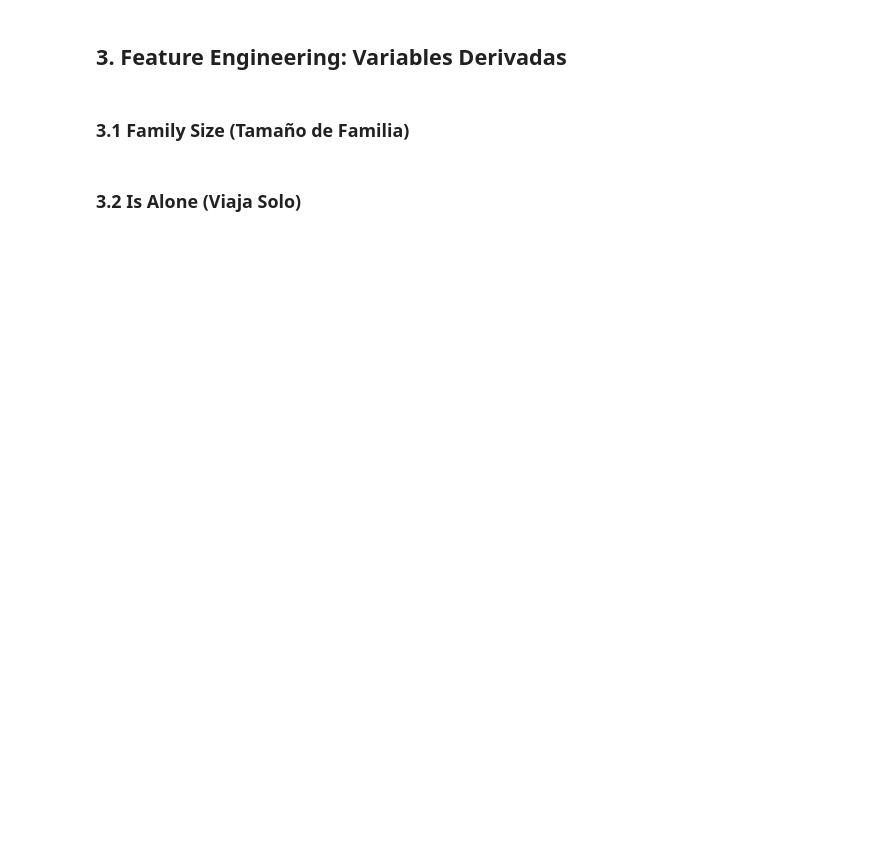
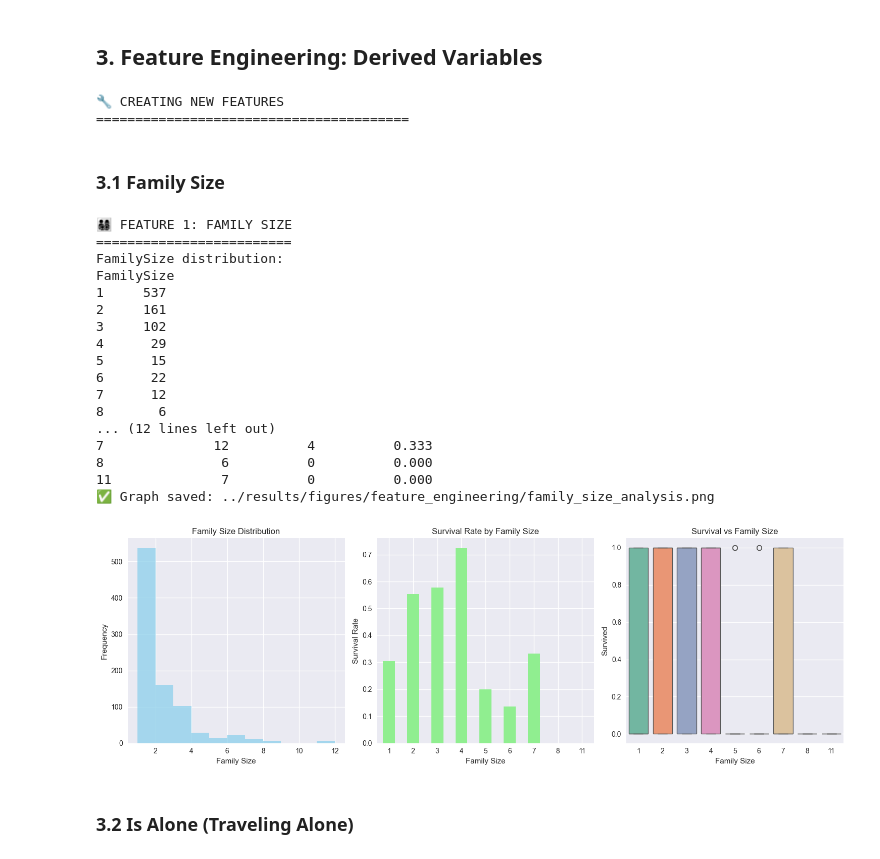
Before and after one commit to YahwthaniMG/SG1_Team3_ML, a Jupyter notebook: notebooks/03_feature_engineering.ipynb, the cells around one changed output. Cells and saved outputs as stored; diff of their text form; code cells hidden in the pictures; blank space fills up the shorter version.

```diff
--- a/notebooks/03_feature_engineering.ipynb
+++ b/notebooks/03_feature_engineering.ipynb
@@ -60,60 +80,82 @@ if missing_check.sum() == 0:
 # %% [markdown]
-## 3. Feature Engineering: Variables Derivadas
+## 3. Feature Engineering: Derived Variables
 # %%
-print("\n🔧 CREACIÓN DE NUEVAS CARACTERÍSTICAS")
+print("\n🔧 CREATING NEW FEATURES")
 print("=" * 40)
 
-# Crear copia para feature engineering
+# Create copy for feature engineering
 df_features = df.copy()
+# %% [output]
+🔧 CREATING NEW FEATURES
+========================================
 # %% [markdown]
-### 3.1 Family Size (Tamaño de Familia)
+### 3.1 Family Size
 # %%
 print("\n👨‍👩‍👧‍👦 FEATURE 1: FAMILY SIZE")
 print("=" * 25)
 
-# FamilySize = SibSp + Parch + 1 (el pasajero mismo)
+# FamilySize = SibSp + Parch + 1 (the passenger themselves)
 df_features["FamilySize"] = df_features["SibSp"] + df_features["Parch"] + 1
 
-print("Distribución de FamilySize:")
+print("FamilySize distribution:")
 family_size_dist = df_features["FamilySize"].value_counts().sort_index()
 print(family_size_dist)
 
-# Analizar supervivencia por tamaño de familia
+# Analyze survival by family size
 family_survival = (
     df_features.groupby("FamilySize")["Survived"].agg(["count", "sum", "mean"]).round(3)
 )
-family_survival.columns = ["Total", "Supervivientes", "Tasa_Supervivencia"]
-print("\nSupervivencia por tamaño de familia:")
+family_survival.columns = ["Total", "Survivors", "Survival_Rate"]
+print("\nSurvival by family size:")
 print(family_survival)
 
-# Visualización
+# Visualization
 plt.figure(figsize=(15, 5))
 
 plt.subplot(1, 3, 1)
 df_features["FamilySize"].hist(
     bins=range(1, df_features["FamilySize"].max() + 2), alpha=0.7, color="skyblue"
 )
-plt.title("Distribución de Family Size")
-plt.xlabel("Tamaño de Familia")
-plt.ylabel("Frecuencia")
+plt.title("Family Size Distribution")
+plt.xlabel("Family Size")
+plt.ylabel("Frequency")
 
 plt.subplot(1, 3, 2)
-family_survival["Tasa_Supervivencia"].plot(kind="bar", color="lightgreen")
-plt.title("Tasa de Supervivencia por Family Size")
-plt.xlabel("Tamaño de Familia")
-plt.ylabel("Tasa de Supervivencia")
+family_survival["Survival_Rate"].plot(kind="bar", color="lightgreen")
+plt.title("Survival Rate by Family Size")
+plt.xlabel("Family Size")
+plt.ylabel("Survival Rate")
 plt.xticks(rotation=0)
 
 plt.subplot(1, 3, 3)
 sns.boxplot(data=df_features, x="FamilySize", y="Survived", palette="Set2")
-plt.title("Supervivencia vs Family Size")
-plt.xlabel("Tamaño de Familia")
+plt.title("Survival vs Family Size")
+plt.xlabel("Family Size")
 
 plt.tight_layout()
 save_current_plot("family_size_analysis", "../results/figures/feature_engineering/")
 plt.show()
+# %% [output]
+👨‍👩‍👧‍👦 FEATURE 1: FAMILY SIZE
+=========================
+FamilySize distribution:
+FamilySize
+1     537
+2     161
+3     102
+4      29
+5      15
+6      22
+7      12
+8       6
+... (12 lines left out)
+7              12          4          0.333
+8               6          0          0.000
+11              7          0          0.000
+✅ Graph saved: ../results/figures/feature_engineering/family_size_analysis.png
+[figure, added]
 # %% [markdown]
-### 3.2 Is Alone (Viaja Solo)
+### 3.2 Is Alone (Traveling Alone)
 # %%
 print("\n🚶 FEATURE 2: IS ALONE")
 print("=" * 20)
```
Also changed, not shown: parts of 35 cells of this notebook, 7 other files.
